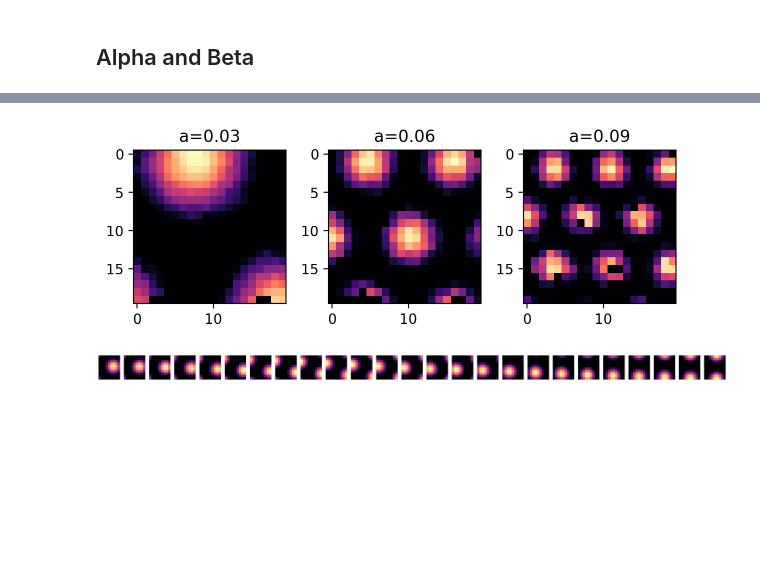
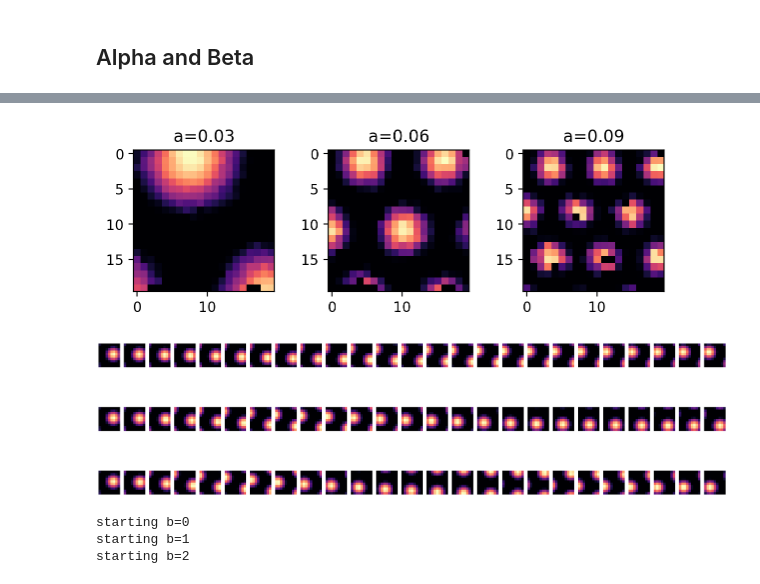
Before and after one commit to johnhwen1/ttgc, a Jupyter notebook: examples/ttgc.ipynb, the cells around one changed output, grey strips where cells are left out. Saved outputs shown, nothing was run; the diff lists cells and outputs as text; code cells hidden in the pictures; blank space fills up the shorter version.

```diff
--- a/examples/ttgc.ipynb
+++ b/examples/ttgc.ipynb
@@ -413,23 +414,54 @@ for a in range(n_alphas):
 # %%
 # Plot maps
 cell_idx = 0
-plt.figure(figsize=(n_alphas*2, n_betas*2))
+plt.figure(figsize=(n_alphas*2, 2))
 for a in range(n_alphas):
     plt.subplot(1, n_alphas, a+1)
     plt.imshow(all_mean_maps[a, cell_idx])
     plt.title(f'a={np.round(all_alphas[a], 2)}')
 plt.tight_layout()
 # %% [output]
-[figure, old version]
+[figure, new version]
 # %%
 # Plot population activity
-this_A = all_As[-1]
 n_bins_plot = 25
-plt.figure(figsize=(n_bins_plot, 3))
-for t in range(n_bins_plot):
-    plt.subplot(1,n_bins_plot,t+1)
-    plt.imshow(this_A[3*t].reshape(n_x, n_y))
-    plt.axis('off')
+plt.figure(figsize=(n_bins_plot, 9))
+for a in range(n_alphas):
+    this_A = all_As[a]
+    for t in range(n_bins_plot):
+        plt.subplot(3,n_bins_plot,a*n_bins_plot+t+1)
+        plt.imshow(this_A[5*t].reshape(n_x, n_y))
+        plt.axis('off')
 plt.tight_layout()
 # %% [output]
-[figure, old version]
+[figure, new version]
+# %%
+n_betas = 3
+all_betas = np.linspace(np.pi/6, np.pi/4, n_betas)
+alpha_sim = 0.06
+
+# Run simulations
+n_timebins_sim = 10000
+velocity_sim = velocity[:n_timebins_sim]
+all_As, all_Bs = [np.zeros((n_betas, n_timebins_sim, N)) for i in range(2)]
+all_Ws = np.zeros((n_betas, n_timebins_sim, N, N))
+
+# Initialize network
+cell_positions = initialize.calc_cell_positions(n_y, n_x)
+cell_position_diffs = initialize.calc_cell_position_diffs(cell_positions)
+init_state = initialize.initialize_network(n_y, n_x, seed=1)
+B0 = np.zeros((N))
+
+for b in range(n_betas):
+    beta_sim = all_betas[b]
+    print(f'starting b={b}')
+
+    (all_As[b], all_Bs[b], all_Ws[b],
+     _, _, _, _, _) = run_sim.run_sim2d(init_state, cell_position_diffs, n_y, n_x, alpha_sim, beta_sim, I_sim, sigma_sim, T_sim, tau_sim,
+                                        velocity_sim, start_pos, l_pos, l_str, n_ln, l_pinning_n, l_use_nearby, l_lookahead, alpha_hebb,
+                                        n_warmup_bins, B0, use_GPU, beta_noise=beta_noise, weight_noise=weight_noise, W_input=None, W_l_input=None, seed=1,
+                                        output_bins=output_bins)
+# %% [output]
+starting b=0
+starting b=1
+starting b=2
```
Also changed, not shown: parts of 8 cells of this notebook, 2 other files.
